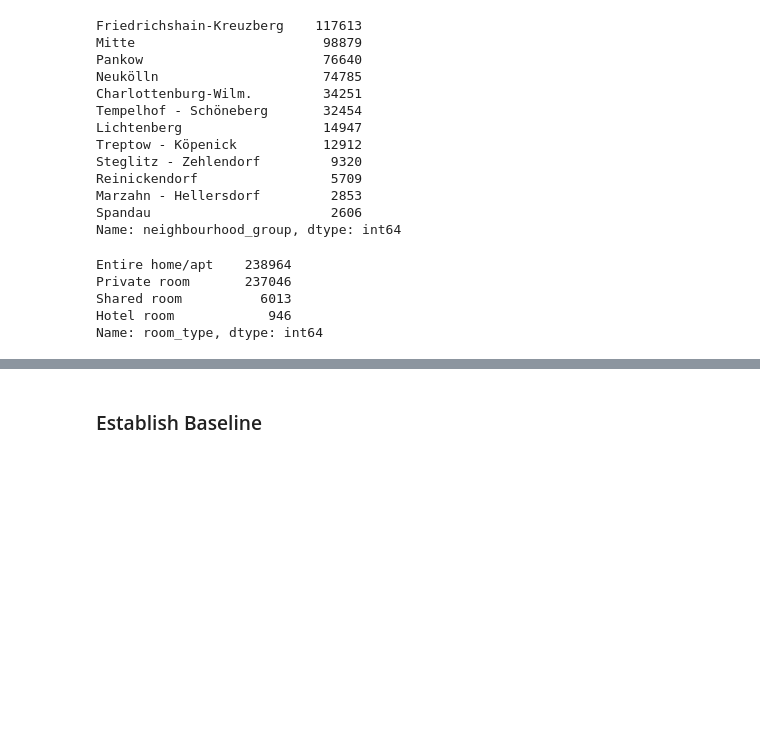
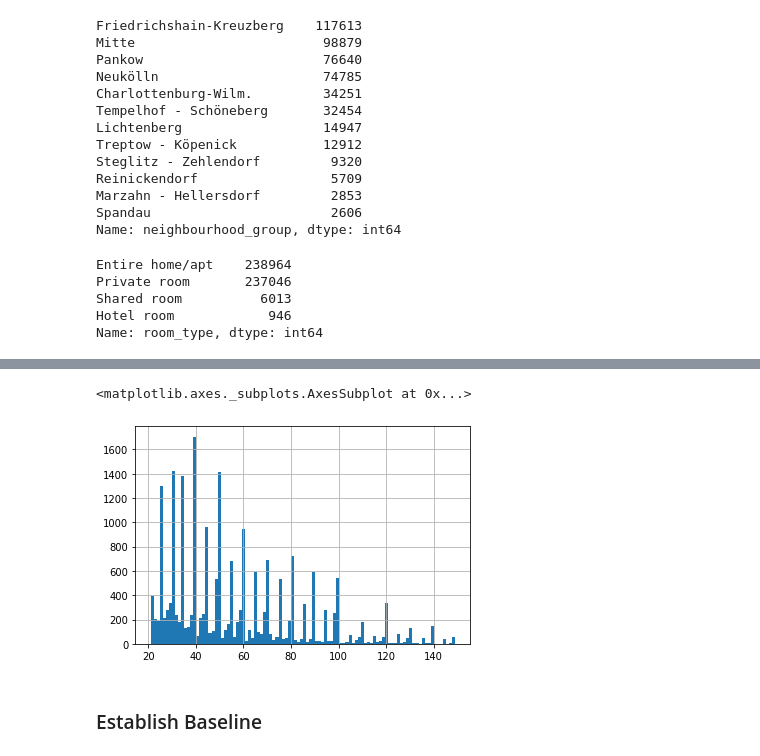
Before and after one commit to build-week-optimal-pricing/Data-science, a Jupyter notebook: ipynb/exploratory-analysis-1.ipynb, the cells around one changed output, grey strips where cells are left out. Drawn from its saved outputs; the diff is of its cells as text; code cells hidden in the pictures; blank space fills up the shorter version.

```diff
--- a/ipynb/exploratory-analysis-1.ipynb
+++ b/ipynb/exploratory-analysis-1.ipynb
@@ -179,0 +198,5 @@ Name: room_type, dtype: int64
+# %%
+listing_df[(listing_df["price"] > listing_df["price"].quantile(q=0.05)) & (listing_df["price"] < listing_df["price"].quantile(q=0.95))]["price"].hist(bins=100)
+# %% [output]
+<matplotlib.axes._subplots.AxesSubplot at 0x...>
+[figure, added]
```
Also changed, not shown: parts of 16 cells of this notebook, 3 other files.
